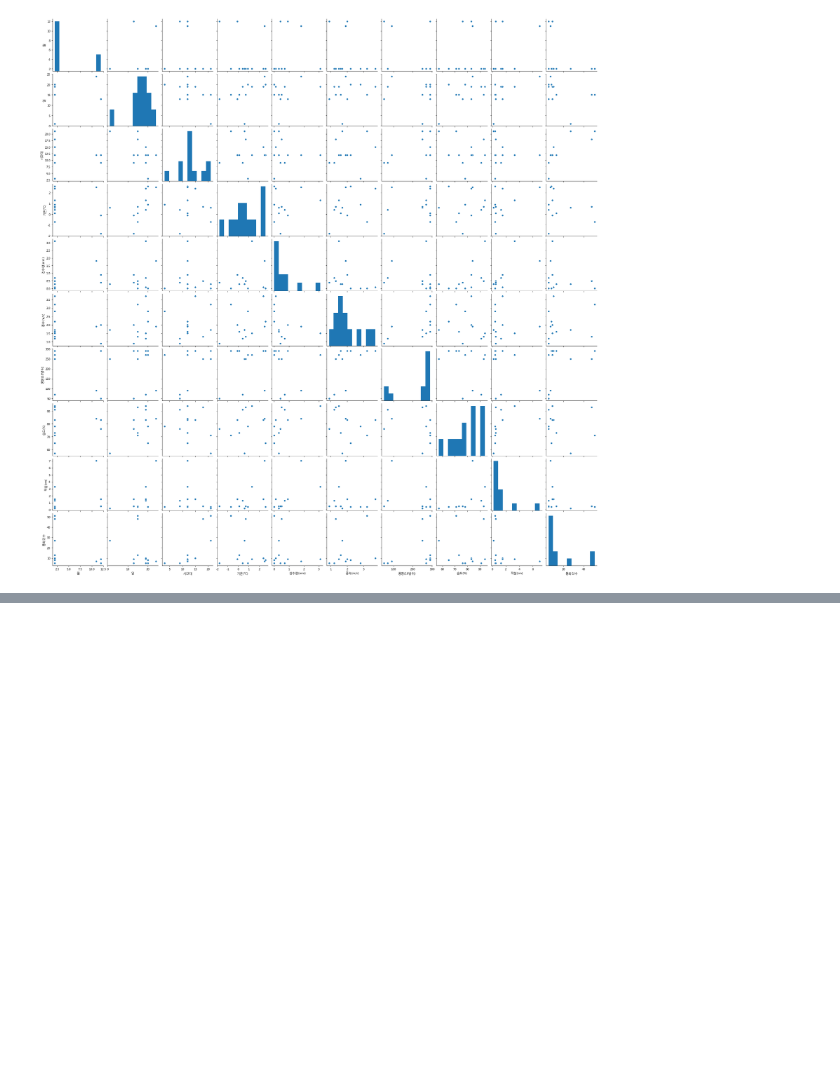
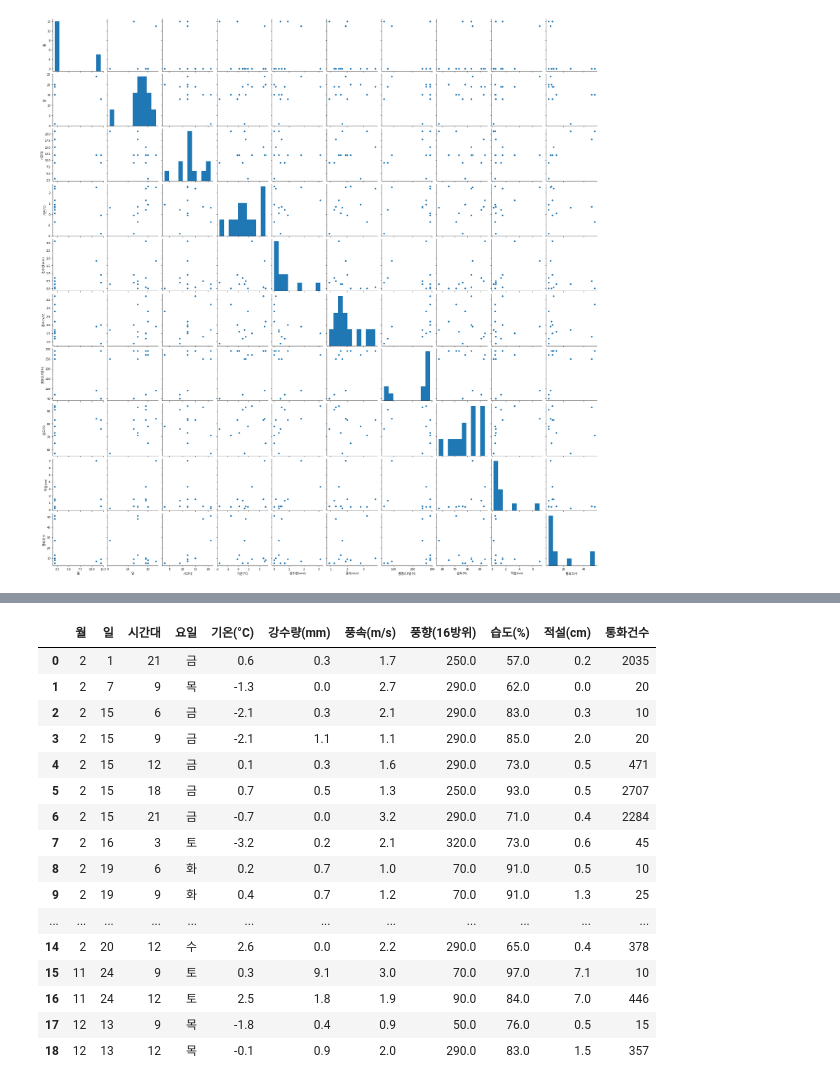
Before and after one commit to Yenabeam/dss_prjt_regression, a Jupyter notebook: prepro_yena.ipynb, the cells around one changed output, grey strips where cells are left out. Saved outputs shown, nothing was run; the diff lists cells and outputs as text; code cells hidden in the pictures; blank space fills up the shorter version.

```diff
--- a/prepro_yena.ipynb
+++ b/prepro_yena.ipynb
@@ -222,3 +222,7 @@ sns.pairplot(yeoksam)
 plt.show()
 # %% [output]
 [figure]
+# %%
+# 다시
+df_seoul = df_org.drop(['시군구','읍면동'],axis=1)
+df_seoul
@@ -224,0 +243,22 @@ plt.show()
+# %%
+cols = ['월', '일', '시간대', '요일', '기온(°C)', '강수량(mm)', '풍속(m/s)', '풍향(16방위)','습도(%)', '적설(cm)']
+df_seoul = df_seoul.groupby(cols).sum().reset_index()
+df_seoul
+# %% [output]
+|  | 월 | 일 | 시간대 | 요일 | 기온(°C) | 강수량(mm) | 풍속(m/s) | 풍향(16방위) | 습도(%) | 적설(cm) | 통화건수 |
+| 0 | 2 | 1 | 21 | 금 | 0.6 | 0.3 | 1.7 | 250.0 | 57.0 | 0.2 | 2035 |
+| 1 | 2 | 7 | 9 | 목 | -1.3 | 0.0 | 2.7 | 290.0 | 62.0 | 0.0 | 20 |
+| 2 | 2 | 15 | 6 | 금 | -2.1 | 0.3 | 2.1 | 290.0 | 83.0 | 0.3 | 10 |
+| 3 | 2 | 15 | 9 | 금 | -2.1 | 1.1 | 1.1 | 290.0 | 85.0 | 2.0 | 20 |
+| 4 | 2 | 15 | 12 | 금 | 0.1 | 0.3 | 1.6 | 290.0 | 73.0 | 0.5 | 471 |
+| 5 | 2 | 15 | 18 | 금 | 0.7 | 0.5 | 1.3 | 250.0 | 93.0 | 0.5 | 2707 |
+| 6 | 2 | 15 | 21 | 금 | -0.7 | 0.0 | 3.2 | 290.0 | 71.0 | 0.4 | 2284 |
+| 7 | 2 | 16 | 3 | 토 | -3.2 | 0.2 | 2.1 | 320.0 | 73.0 | 0.6 | 45 |
+| 8 | 2 | 19 | 6 | 화 | 0.2 | 0.7 | 1.0 | 70.0 | 91.0 | 0.5 | 10 |
+| 9 | 2 | 19 | 9 | 화 | 0.4 | 0.7 | 1.2 | 70.0 | 91.0 | 1.3 | 25 |
+| ... | ... | ... | ... | ... | ... | ... | ... | ... | ... | ... | ... |
+| 14 | 2 | 20 | 12 | 수 | 2.6 | 0.0 | 2.2 | 290.0 | 65.0 | 0.4 | 378 |
+| 15 | 11 | 24 | 9 | 토 | 0.3 | 9.1 | 3.0 | 70.0 | 97.0 | 7.1 | 10 |
+| 16 | 11 | 24 | 12 | 토 | 2.5 | 1.8 | 1.9 | 90.0 | 84.0 | 7.0 | 446 |
+| 17 | 12 | 13 | 9 | 목 | -1.8 | 0.4 | 0.9 | 50.0 | 76.0 | 0.5 | 15 |
+| 18 | 12 | 13 | 12 | 목 | -0.1 | 0.9 | 2.0 | 290.0 | 83.0 | 1.5 | 357 |
```
Also changed, not shown: parts of 1 cell of this notebook, 2 other files.
